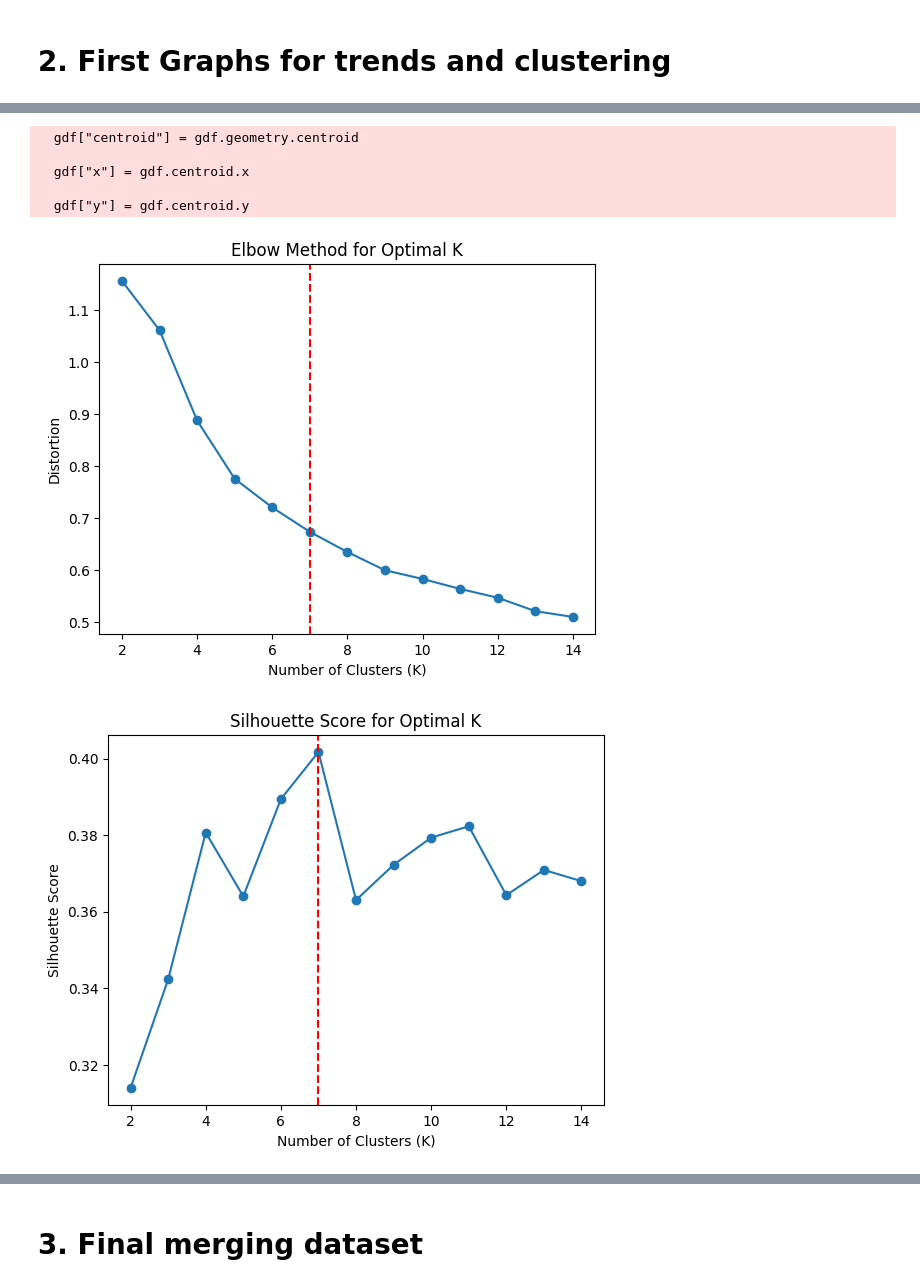
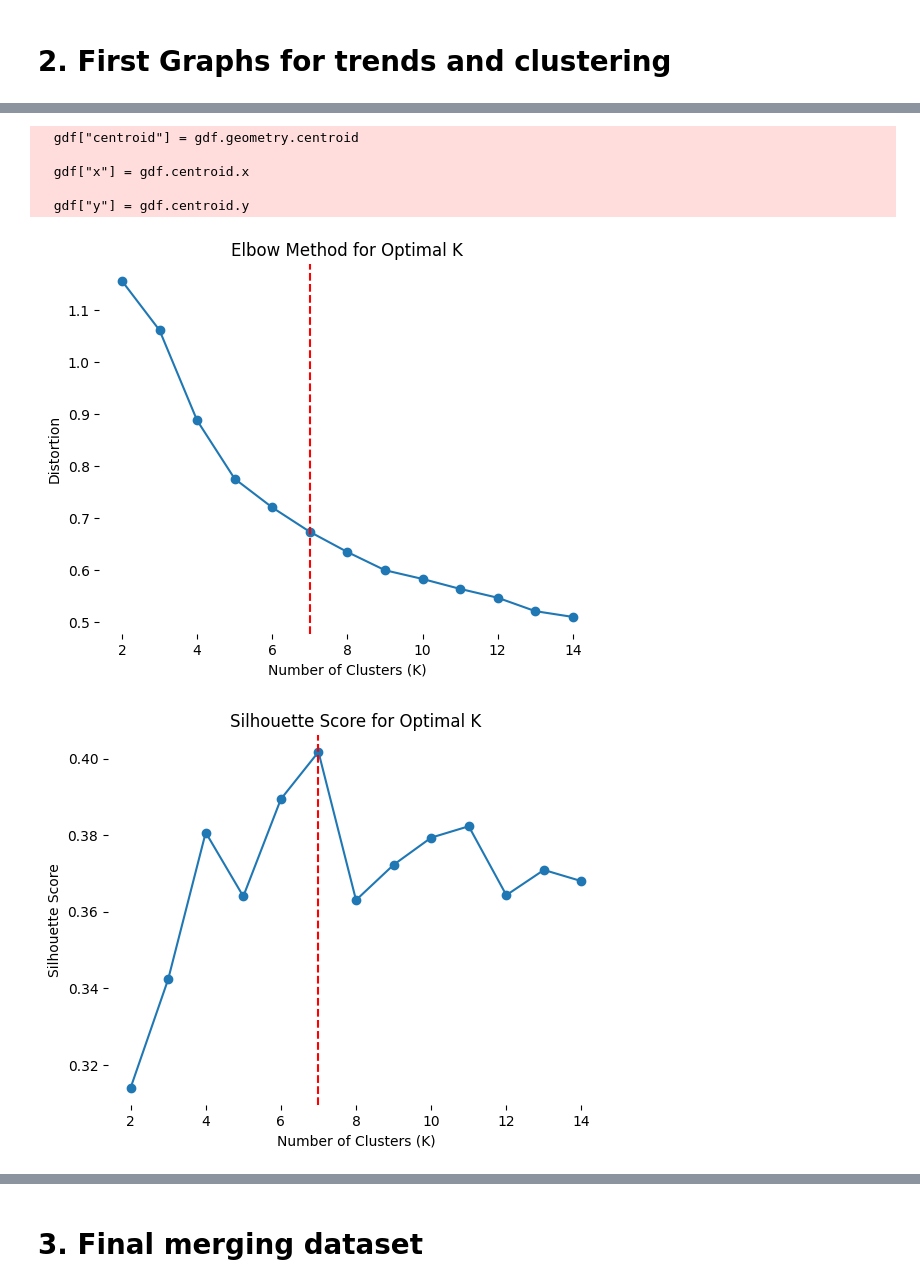
Before and after one commit to cpj97/MDS_thesis, a Jupyter notebook: Code/preprocessing_new.ipynb, the cells around one changed output, grey strips where cells are left out. Drawn from its saved outputs; the diff is of its cells as text; code cells hidden in the pictures.

```diff
--- a/Code/preprocessing_new.ipynb
+++ b/Code/preprocessing_new.ipynb
@@ -829,0 +834,3 @@ plt.show()
+# %%
+transition_df.sort_values(by="contribution_f", ascending=False, inplace=True)
+transition_df
@@ -904,6 +1222,9 @@ plt.show()
 ######################
 ### Clustering 2.0 ### --------------> ESTE FUNCIONA MEJOR
 ######################
+from turtle import color
+
+
 os.environ["OMP_NUM_THREADS"] = "5"
 
 
@@ -962,7 +1283,13 @@ plt.axvline(x=7, color='r', linestyle='--', label="Optimal K = 7")  # Add vertic
 plt.xlabel("Number of Clusters (K)")
 plt.ylabel("Distortion")
 plt.title("Elbow Method for Optimal K")
+
+ax = plt.gca()
+for spine in ax.spines.values():
+    spine.set_visible(False)
+
 plt.show()
+
 
 # Plot Silhouette Score
 plt.plot(K_range, silhouette_scores, marker="o")
@@ -970,7 +1297,13 @@ plt.axvline(x=7, color='r', linestyle='--', label="Optimal K = 7")  # Add vertic
 plt.xlabel("Number of Clusters (K)")
 plt.ylabel("Silhouette Score")
 plt.title("Silhouette Score for Optimal K")
+
+ax = plt.gca()
+for spine in ax.spines.values():
+    spine.set_visible(False)
+
 plt.show()
+
 
 ###############################
 ### Hierarchical Clustering ###
@@ -989,35 +1322,37 @@ ddata = dendrogram(
     ax=ax,
     no_labels=True,  # Removes individual labels (avoid clutter)
     color_threshold=14,  # Colors branches below y=14 differently
-    above_threshold_color='gray',
-
+    above_threshold_color='gray'
 )
 
 # Add a horizontal line at y=14 to indicate clustering threshold
 ax.axhline(y=14, color='r', linestyle='--')
 
 # Improve x-axis: Reduce clutter by using a subset of indices
 ax.set_xticks([])  # Hide x-axis labels since too many municipalities cause clutter
 
 # Titles and labels
 ax.set_title("Hierarchical Clustering Dendrogram", fontsize=14)
 ax.set_xlabel("Municipality Indices", fontsize=12)
 ax.set_ylabel("Distance", fontsize=12)
 
 # Show legend
 ax.legend()
-
+ax = plt.gca()
+for spine in ax.spines.values():
+    spine.set_visible(False)
 plt.show()
 
 # Apply K-Means Clustering (Choose the best K)
 optimal_k = 7   # Adjust based on elbow method result
 kmeans = KMeans(n_clusters=optimal_k, random_state=42, n_init=10)
 gdf["cluster_kmeans"] = kmeans.fit_predict(normalized_features)
+gdf_clusters = gdf.copy()
 # %% [output]
   gdf["centroid"] = gdf.geometry.centroid
 
   gdf["x"] = gdf.centroid.x
 
   gdf["y"] = gdf.centroid.y
-[figure, old version]
+[figure, new version]
-[figure, old version]
+[figure, new version]
```
Also changed, not shown: parts of 26 cells of this notebook, 1 other file.
